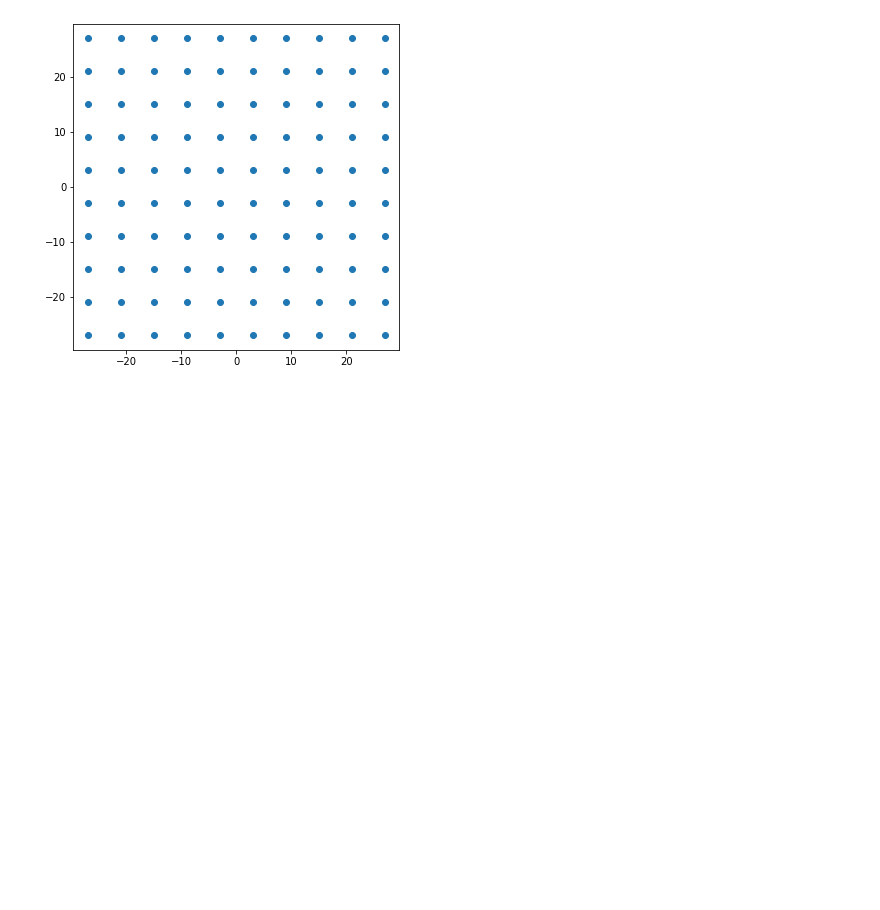
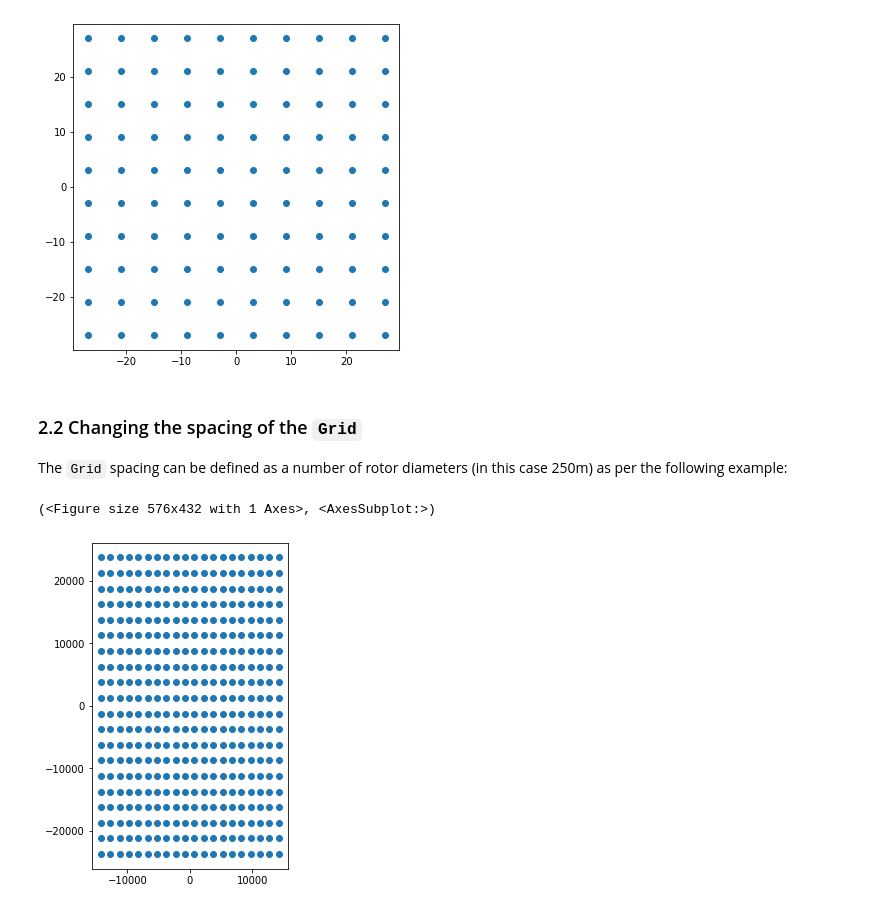
Before and after one commit to GTornero/layOWt, a Jupyter notebook: docs/source/notebooks/grid_tutorial.ipynb, the cells around one changed output. Drawn from its saved outputs; the diff is of its cells as text; code cells hidden in the pictures; blank space fills up the shorter version.

Commit message:
writeup of Grid tutorial

```diff
--- a/docs/source/notebooks/grid_tutorial.ipynb
+++ b/docs/source/notebooks/grid_tutorial.ipynb
@@ -12,3 +33,12 @@ grid.plot()
 # %% [output]
 (<Figure size 576x432 with 1 Axes>, <AxesSubplot:>)
 [figure]
+# %% [markdown]
+### 2.2 Changing the spacing of the `Grid`
+The `Grid` spacing can be defined as a number of rotor diameters (in this case 250m) as per the following example:
+# %%
+grid = Grid(n_rows=20, n_cols=20, row_step=10, col_step=6, scale=250)
+grid.plot()
+# %% [output]
+(<Figure size 576x432 with 1 Axes>, <AxesSubplot:>)
+[figure, added]
```
Also changed, not shown: parts of 15 cells of this notebook.
